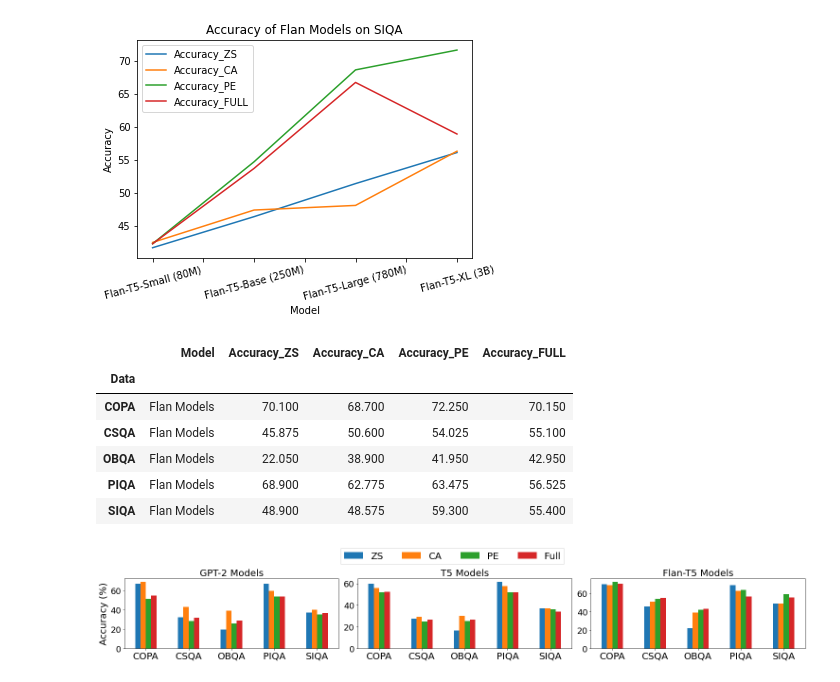
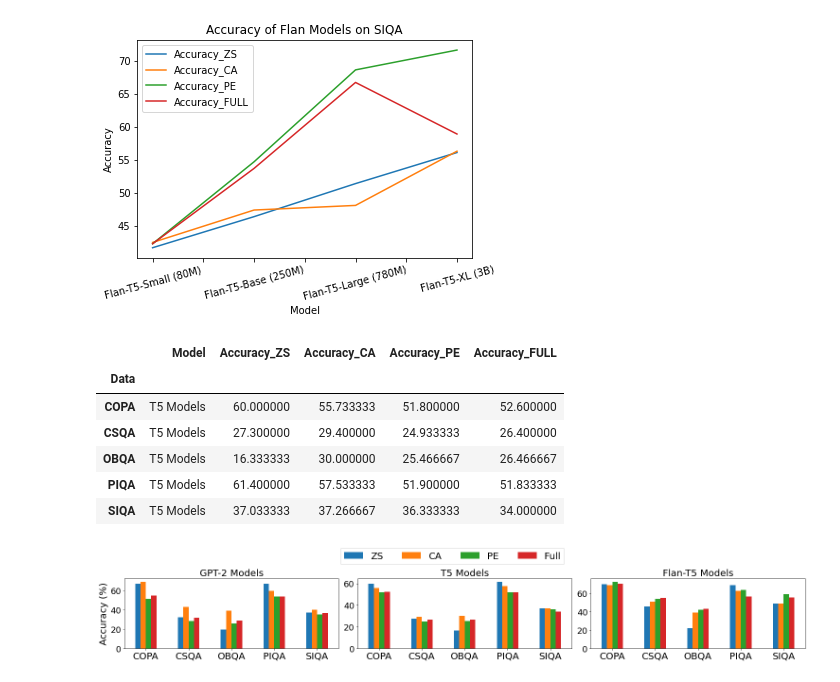
Before and after one commit to KasMasVan/Prompt-engineering-and-calibration, a Jupyter notebook: scripts/process.ipynb, the cells around one changed output. Saved outputs shown, nothing was run; the diff lists cells and outputs as text; code cells hidden in the pictures.

```diff
--- a/scripts/process.ipynb
+++ b/scripts/process.ipynb
@@ -56,16 +56,16 @@ model_df = method_vs_model(df)
 data_df, error_df = method_vs_data(df)
 flan_df, gpt2_df, t5_df  = data_df
 flan_error, gpt2_error, t5_error = error_df
-# %%
-flan_df
-# %% [output]
-|  | Model | Accuracy_ZS | Accuracy_CA | Accuracy_PE | Accuracy_FULL |
-| Data |  |  |  |  |  |
-| COPA | Flan Models | 70.100 | 68.700 | 72.250 | 70.150 |
-| CSQA | Flan Models | 45.875 | 50.600 | 54.025 | 55.100 |
-| OBQA | Flan Models | 22.050 | 38.900 | 41.950 | 42.950 |
-| PIQA | Flan Models | 68.900 | 62.775 | 63.475 | 56.525 |
-| SIQA | Flan Models | 48.900 | 48.575 | 59.300 | 55.400 |
+# %%
+t5_df
+# %% [output]
+|  | Model | Accuracy_ZS | Accuracy_CA | Accuracy_PE | Accuracy_FULL |
+| Data |  |  |  |  |  |
+| COPA | T5 Models | 60.000000 | 55.733333 | 51.800000 | 52.600000 |
+| CSQA | T5 Models | 27.300000 | 29.400000 | 24.933333 | 26.400000 |
+| OBQA | T5 Models | 16.333333 | 30.000000 | 25.466667 | 26.466667 |
+| PIQA | T5 Models | 61.400000 | 57.533333 | 51.900000 | 51.833333 |
+| SIQA | T5 Models | 37.033333 | 37.266667 | 36.333333 | 34.000000 |
 # %%
 # Plotting: Method vs Data
 font_size=20
```
